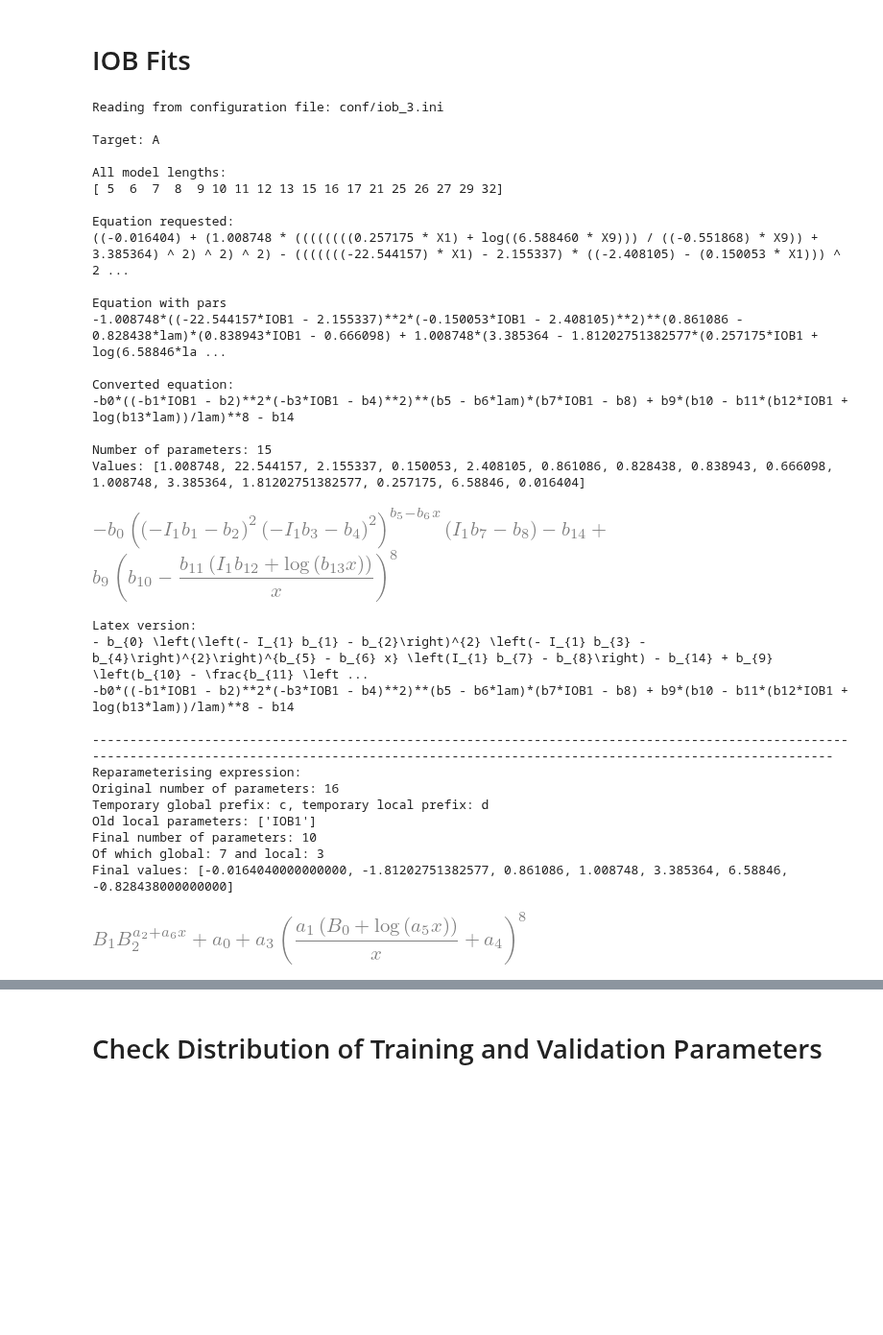
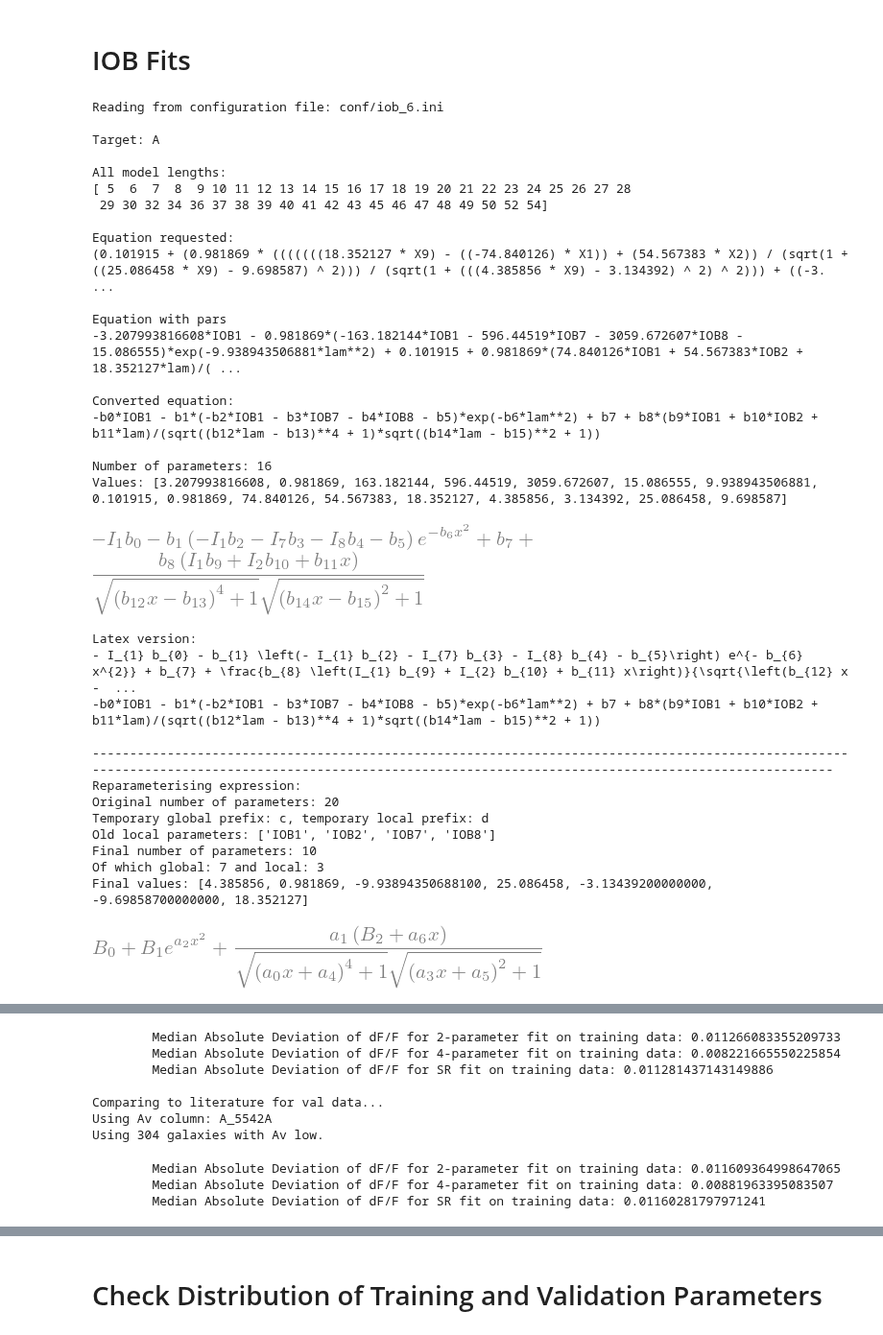
Before and after one commit to maho3/iob-attenuation, a Jupyter notebook: symbolic_regression/Results.ipynb, the cells around one changed output, grey strips where cells are left out. Shown at 96% size. Cells and saved outputs as stored; diff of their text form; code cells hidden in the pictures; blank space fills up the shorter version.

Commit message:
New fits and allow comparison to literature in results notebook

```diff
--- a/symbolic_regression/Results.ipynb
+++ b/symbolic_regression/Results.ipynb
@@ -11,44 +11,53 @@ import numpy as np
 # %%
 ini_file = 'conf/iob_1.ini'; ilen = 72
 ini_file = 'conf/iob_2.ini'; ilen = 51
-ini_file = 'conf/iob_3.ini'
-ilen = None
+ini_file = 'conf/iob_3.ini'; ilen = 32
+ini_file = 'conf/iob_4.ini'; ilen = 30
+ini_file = 'conf/iob_6.ini'; ilen = 32 # quite simple -> rerunning as iob_10 with 24 hours
+# ini_file = 'conf/iob_7.ini'; ilen = 27
+# ini_file = 'conf/iob_8.ini'; ilen = 32 # not very good
+# ini_file = 'conf/iob_9.ini'; ilen = 28
+# ini_file = 'conf/iob_10.ini'; ilen = 34
+ilen = 32
+# ilen = None
 processing_fun.plot_pareto(ini_file, ilen=ilen)
-processing_fun.prediction_plots(ini_file, ilen=ilen);
+# processing_fun.prediction_plots(ini_file, ilen=ilen);
 processing_fun.plot_example(ini_file, ilen=ilen, nexamples=6);
+processing_fun.compare_to_literature(ini_file, ilen=ilen, which_gals='low');
 # %% [output]
-Reading from configuration file: conf/iob_3.ini
+Reading from configuration file: conf/iob_6.ini
 
 Target: A
 
 All model lengths:
-[ 5  6  7  8  9 10 11 12 13 15 16 17 21 25 26 27 29 32]
+[ 5  6  7  8  9 10 11 12 13 14 15 16 17 18 19 20 21 22 23 24 25 26 27 28
+ 29 30 32 34 36 37 38 39 40 41 42 43 45 46 47 48 49 50 52 54]
 
 Equation requested:
-((-0.016404) + (1.008748 * ((((((((0.257175 * X1) + log((6.588460 * X9))) / ((-0.551868) * X9)) + 3.385364) ^ 2) ^ 2) ^ 2) - (((((((-22.544157) * X1) - 2.155337) * ((-2.408105) - (0.150053 * X1))) ^ 2 ...
+(0.101915 + (0.981869 * (((((((18.352127 * X9) - ((-74.840126) * X1)) + (54.567383 * X2)) / (sqrt(1 + ((25.086458 * X9) - 9.698587) ^ 2))) / (sqrt(1 + (((4.385856 * X9) - 3.134392) ^ 2) ^ 2))) + ((-3. ...
 
 Equation with pars
--1.008748*((-22.544157*IOB1 - 2.155337)**2*(-0.150053*IOB1 - 2.408105)**2)**(0.861086 - 0.828438*lam)*(0.838943*IOB1 - 0.666098) + 1.008748*(3.385364 - 1.81202751382577*(0.257175*IOB1 + log(6.58846*la ...
+-3.207993816608*IOB1 - 0.981869*(-163.182144*IOB1 - 596.44519*IOB7 - 3059.672607*IOB8 - 15.086555)*exp(-9.938943506881*lam**2) + 0.101915 + 0.981869*(74.840126*IOB1 + 54.567383*IOB2 + 18.352127*lam)/( ...
 
 Converted equation:
--b0*((-b1*IOB1 - b2)**2*(-b3*IOB1 - b4)**2)**(b5 - b6*lam)*(b7*IOB1 - b8) + b9*(b10 - b11*(b12*IOB1 + log(b13*lam))/lam)**8 - b14
+-b0*IOB1 - b1*(-b2*IOB1 - b3*IOB7 - b4*IOB8 - b5)*exp(-b6*lam**2) + b7 + b8*(b9*IOB1 + b10*IOB2 + b11*lam)/(sqrt((b12*lam - b13)**4 + 1)*sqrt((b14*lam - b15)**2 + 1))
 
-Number of parameters: 15
-Values: [1.008748, 22.544157, 2.155337, 0.150053, 2.408105, 0.861086, 0.828438, 0.838943, 0.666098, 1.008748, 3.385364, 1.81202751382577, 0.257175, 6.58846, 0.016404]
+Number of parameters: 16
+Values: [3.207993816608, 0.981869, 163.182144, 596.44519, 3059.672607, 15.086555, 9.938943506881, 0.101915, 0.981869, 74.840126, 54.567383, 18.352127, 4.385856, 3.134392, 25.086458, 9.698587]
-[figure, old version]
+[figure, new version]
 Latex version:
-- b_{0} \left(\left(- I_{1} b_{1} - b_{2}\right)^{2} \left(- I_{1} b_{3} - b_{4}\right)^{2}\right)^{b_{5} - b_{6} x} \left(I_{1} b_{7} - b_{8}\right) - b_{14} + b_{9} \left(b_{10} - \frac{b_{11} \left ...
--b0*((-b1*IOB1 - b2)**2*(-b3*IOB1 - b4)**2)**(b5 - b6*lam)*(b7*IOB1 - b8) + b9*(b10 - b11*(b12*IOB1 + log(b13*lam))/lam)**8 - b14
+- I_{1} b_{0} - b_{1} \left(- I_{1} b_{2} - I_{7} b_{3} - I_{8} b_{4} - b_{5}\right) e^{- b_{6} x^{2}} + b_{7} + \frac{b_{8} \left(I_{1} b_{9} + I_{2} b_{10} + b_{11} x\right)}{\sqrt{\left(b_{12} x -  ...
+-b0*IOB1 - b1*(-b2*IOB1 - b3*IOB7 - b4*IOB8 - b5)*exp(-b6*lam**2) + b7 + b8*(b9*IOB1 + b10*IOB2 + b11*lam)/(sqrt((b12*lam - b13)**4 + 1)*sqrt((b14*lam - b15)**2 + 1))
 
 --------------------------------------------------------------------------------------------------------------------------------------------------------------------------------------------------------
 Reparameterising expression:
-Original number of parameters: 16
+Original number of parameters: 20
 Temporary global prefix: c, temporary local prefix: d
-Old local parameters: ['IOB1']
+Old local parameters: ['IOB1', 'IOB2', 'IOB7', 'IOB8']
 Final number of parameters: 10
 Of which global: 7 and local: 3
-Final values: [-0.0164040000000000, -1.81202751382577, 0.861086, 1.008748, 3.385364, 6.58846, -0.828438000000000]
+Final values: [4.385856, 0.981869, -9.93894350688100, 25.086458, -3.13439200000000, -9.69858700000000, 18.352127]
-[figure, old version]
+[figure, new version]
 --------------------------------------------------------------------------------------------------------------------------------------------------------------------------------------------------------
 
 
@@ -68,0 +73,10 @@ Target: A
+        Median Absolute Deviation of dF/F for 2-parameter fit on training data: 0.011266083355209733
+        Median Absolute Deviation of dF/F for 4-parameter fit on training data: 0.008221665550225854
+        Median Absolute Deviation of dF/F for SR fit on training data: 0.011281437143149886
+
+Comparing to literature for val data...
+Using Av column: A_5542A
+Using 304 galaxies with Av low.
+        Median Absolute Deviation of dF/F for 2-parameter fit on training data: 0.011609364998647065
+        Median Absolute Deviation of dF/F for 4-parameter fit on training data: 0.00881963395083507
+        Median Absolute Deviation of dF/F for SR fit on training data: 0.01160281797971241
```
Also changed, not shown: parts of 1 cell of this notebook, 13 other files.
